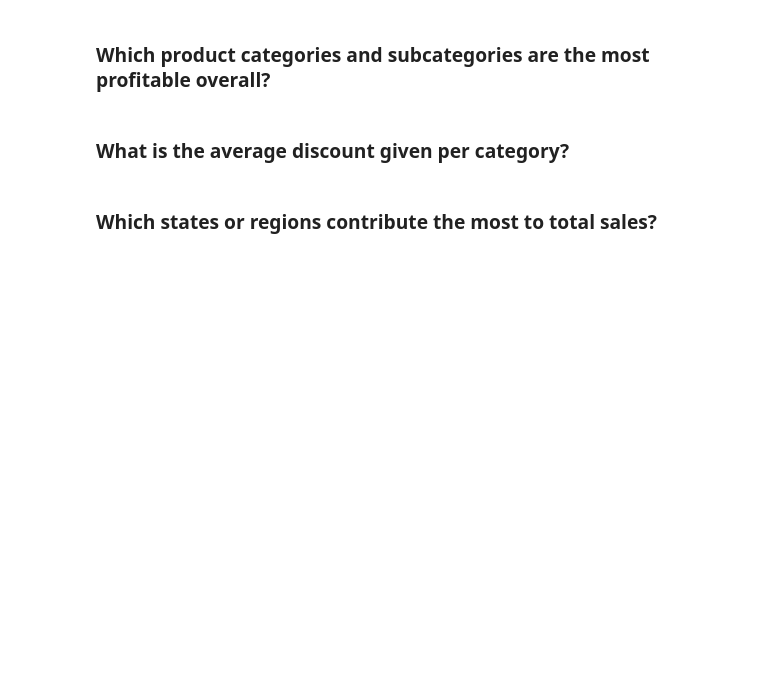
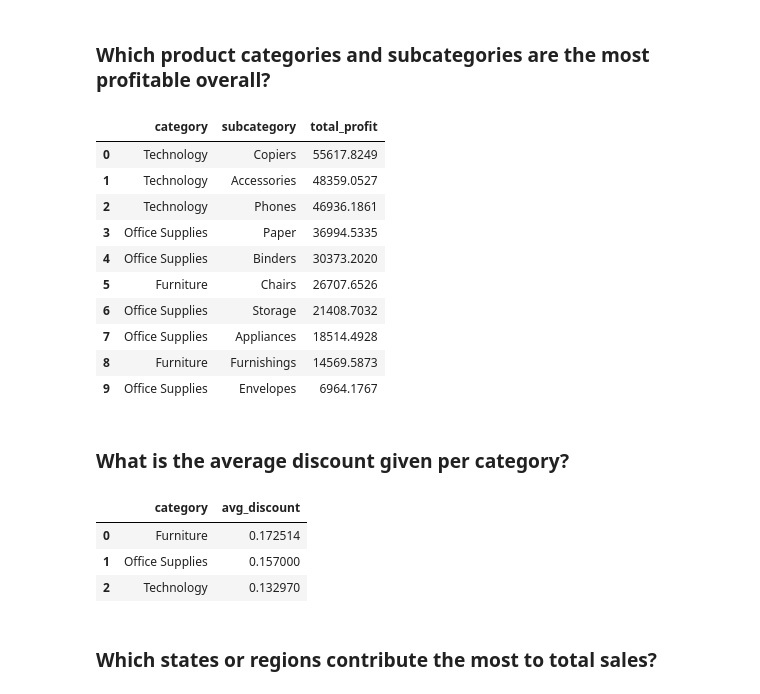
Before and after one commit to KittyRose8267/DA_M3_W4_Workflow, a Jupyter notebook: notebooks/superstore_sales_workflow.ipynb, the cells around one changed output. Cells and saved outputs as stored; diff of their text form; code cells hidden in the pictures; blank space fills up the shorter version.

```diff
--- a/notebooks/superstore_sales_workflow.ipynb
+++ b/notebooks/superstore_sales_workflow.ipynb
@@ -182,2 +203,25 @@ result3
+# %%
+query3 = """
+SELECT p.category, p.subcategory, SUM(od.profit) as total_profit
+FROM products as p
+JOIN order_details as od on od.product_id = p.product_id
+GROUP BY p.category, p.subcategory
+ORDER BY total_profit desc
+LIMIT 10;
+"""
+result3 = pd.read_sql(query3, conn)
+result3
+# %% [output]
+|  | category | subcategory | total_profit |
+| 0 | Technology | Copiers | 55617.8249 |
+| 1 | Technology | Accessories | 48359.0527 |
+| 2 | Technology | Phones | 46936.1861 |
+| 3 | Office Supplies | Paper | 36994.5335 |
+| 4 | Office Supplies | Binders | 30373.2020 |
+| 5 | Furniture | Chairs | 26707.6526 |
+| 6 | Office Supplies | Storage | 21408.7032 |
+| 7 | Office Supplies | Appliances | 18514.4928 |
+| 8 | Furniture | Furnishings | 14569.5873 |
+| 9 | Office Supplies | Envelopes | 6964.1767 |
 # %% [markdown]
 ### What is the average discount given per category?
@@ -188,2 +228,15 @@ result4
+# %%
+query4 = """
+SELECT p.category, AVG(od.discount) as avg_discount FROM products as p
+JOIN order_details as od on od.product_id = p.product_id
+GROUP BY p.category;
+"""
+result4 = pd.read_sql(query4, conn)
+result4
+# %% [output]
+|  | category | avg_discount |
+| 0 | Furniture | 0.172514 |
+| 1 | Office Supplies | 0.157000 |
+| 2 | Technology | 0.132970 |
 # %% [markdown]
 ### Which states or regions contribute the most to total sales?
```
Also changed, not shown: parts of 9 cells of this notebook, 1 other file.
